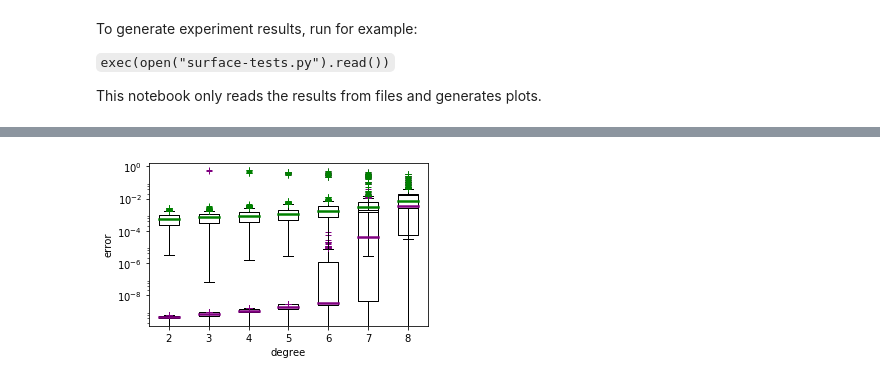
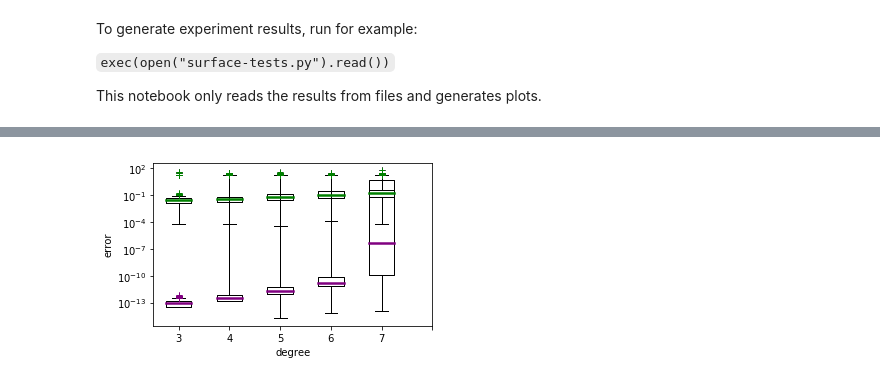
Before and after one commit to LCAV/surface-reconstruction, a Jupyter notebook: experiments-results.ipynb, the cells around one changed output, grey strips where cells are left out. Cells and saved outputs as stored; diff of their text form; code cells hidden in the pictures.

Commit message:
return to the parallel version + a little bit of cleaning

```diff
--- a/experiments-results.ipynb
+++ b/experiments-results.ipynb
@@ -11,3 +20,6 @@ rcParams['figure.figsize'] = 5, 3
+# %%
+def my_degrees(rad):
+    return rad*180/np.pi
 # %% [markdown]
 To generate experiment results, run for example:
 
@@ -40,11 +31,17 @@ all_errors = np.empty((4,10,50*13))
 # %%
-for n in range(3,10):
-    for nl in [0,3]:
+# results = np.empty((2,4,10))
+all_errors = np.empty((4,10,100*13))
+
+for n in range(3,8):
+    for nl in [0,1,2,3]:
         code = str(n)+"_1_"+str(nl)
 #         nsr = np.load('nsr_'+code+'.npy')
-        errors = np.load('errors_'+code+'.npy')
+        errors = np.load('results/errors_'+code+'.npy')
 #         params = np.load('params_'+code+'.npy')
-        results[0,nl,n] = np.degrees(np.percentile(errors, q=50))
-        results[1,nl,n] = np.degrees(np.percentile(errors, q=95))
+#         results[0,nl,n] = np.degrees(np.percentile(errors, q=50))
+#         results[1,nl,n] = np.degrees(np.percentile(errors, q=95))
+        errors = errors.flatten()
+        all_errors[nl,n,:] = errors
 
-        all_errors[nl,n,:] = errors.flatten()
+all_errors = my_degrees(all_errors)
+all_errors[np.isnan(all_errors)]=20
@@ -57,17 +48,21 @@ plt.show()
 # %%
 flierprops1 = dict(marker='+', markeredgecolor='purple')
 medianprops1 = dict(linewidth=2.5, color='purple')
+gp = dict(color='black')
 flierprops2 = dict(marker='+', markeredgecolor='green')
 medianprops2 = dict(linewidth=2.5, color='green')
 
+max_degree = 8
+
 fig = plt.figure()
 ax = fig.add_subplot(1,1,1)
-ax.boxplot(all_errors[0,3:10,:].T, whis=[0, 95], flierprops=flierprops1, medianprops=medianprops1)
-ax.boxplot(all_errors[3,3:10,:].T, whis=[0, 95], flierprops=flierprops2, medianprops=medianprops2)
+ax.boxplot(all_errors[0,3:max_degree,:].T, whis=[0, 95], flierprops=flierprops1, medianprops=medianprops1, boxprops=gp, whiskerprops=gp)
+ax.boxplot(all_errors[3,3:max_degree,:].T, whis=[0, 95], flierprops=flierprops2, medianprops=medianprops2, boxprops=gp, whiskerprops=gp)
 ax.set_yscale('log')
-plt.xticks(range(1,8),range(2,10))
+plt.xticks(range(1,max_degree-1),range(3,max_degree))
 plt.xlabel("degree")
 plt.ylabel("error")
 plt.show()
+fig.savefig('degree.pdf')
 # %% [output]
-[figure, old version]
+[figure, new version]
```
Also changed, not shown: parts of 10 cells of this notebook, 4 other files.
